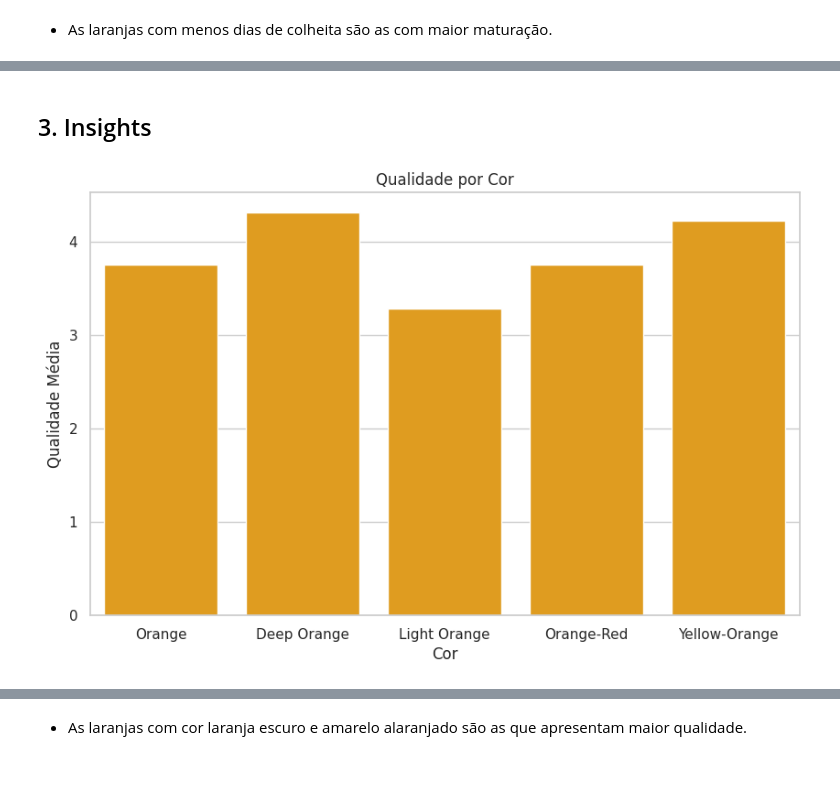
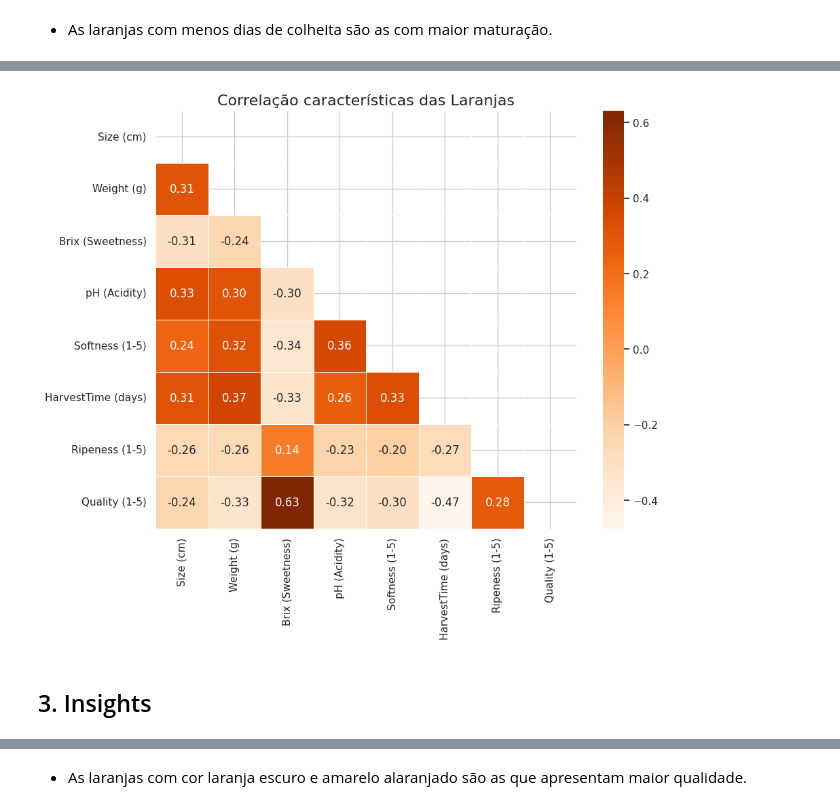
Before and after one commit to atlantico-academy/equipe7-2014.2, a Jupyter notebook: notebooks/01-exploratory_data_analysis.ipynb, the cells around one changed output, grey strips where cells are left out. Drawn from its saved outputs; the diff is of its cells as text; code cells hidden in the pictures; blank space fills up the shorter version.

Commit message:
adicionando o gráfico de correlação

```diff
--- a/notebooks/01-exploratory_data_analysis.ipynb
+++ b/notebooks/01-exploratory_data_analysis.ipynb
@@ -253,16 +276,22 @@ plt.show()
+# %%
+sns.set_theme(style="whitegrid")
+
+
+caminho = '../data/raw/Orange_Quality_Data.csv'
+laranjas = pd.read_csv(caminho)
+
+correlation_matrix = laranjas.corr()
+
+mask = np.triu(np.ones_like(correlation_matrix, dtype=bool))
+
+plt.figure(figsize=(10, 8))
+sns.heatmap(correlation_matrix, annot=True, mask=mask, cmap='Oranges', linewidths=.5, fmt='.2f')
+
+plt.title('Correlação características das Laranjas', fontsize=16)
+
+
+plt.show()
+# %% [output]
+[figure, added]
 # %% [markdown]
 ## 3. Insights
-# %%
-# Criando o gráfico de barras
-plt.figure(figsize=(10, 6))
-sns.barplot(x='Color', y='Quality (1-5)', data=laranjas, errorbar=None, color='#FFA500')
-
-# Adicionando título e rótulos
-plt.title('Qualidade por Cor')
-plt.xlabel('Cor')
-plt.ylabel('Qualidade Média')
-
-# Exibindo o gráfico
-plt.show()
-# %% [output]
-[figure, removed]
```
Also changed, not shown: parts of 3 cells of this notebook.
